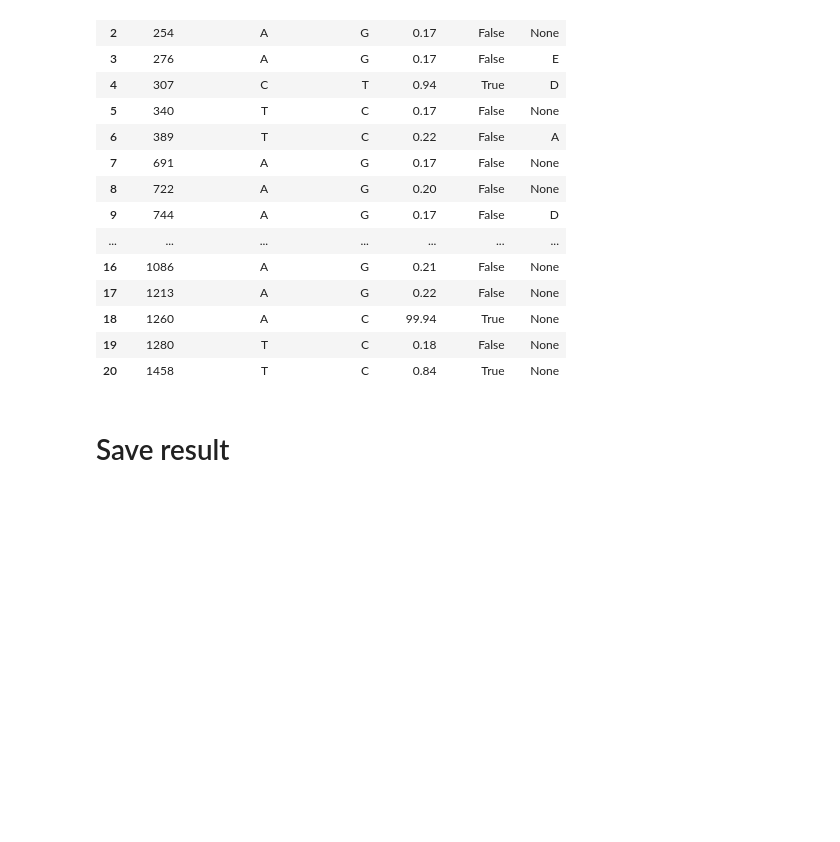
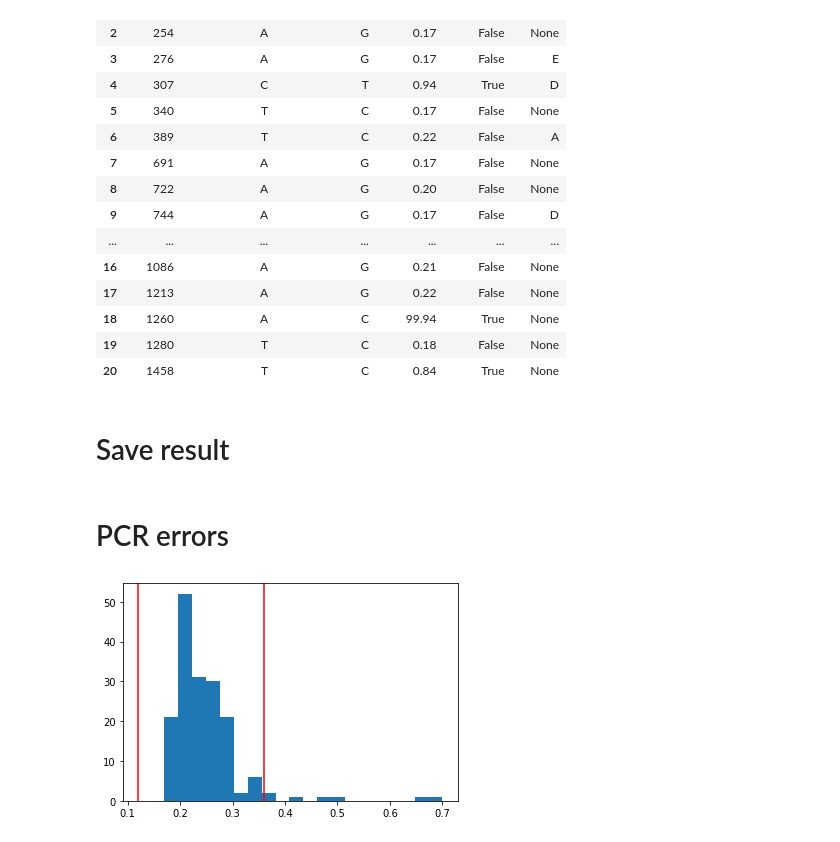
Before and after one commit to NikKonst/project2_flu, a Jupyter notebook: project2_flu_scripts/project2.ipynb, the cells around one changed output. Drawn from its saved outputs; the diff is of its cells as text; code cells hidden in the pictures; blank space fills up the shorter version.

```diff
--- a/project2_flu_scripts/project2.ipynb
+++ b/project2_flu_scripts/project2.ipynb
@@ -113,3 +113,18 @@ df_roommate
 # Save result
 # %%
 df_roommate.to_csv('raw_data/VarScan_results_roommate_sign_epits.csv')
+# %% [markdown]
+# PCR errors
+# %%
+q1, q3 = df.frequency.quantile([0.25, 0.75])
+k = 1.5
+
+x1 = q1 - k * (q3 - q1)
+x2 = q3 + k * (q3 - q1)
+
+plt.hist(df.frequency, bins=20)
+plt.axvline(x=x1, c='r')
+plt.axvline(x=x2, c='r')
+plt.show()
+# %% [output]
+[figure, added]
```
Also changed, not shown: parts of 3 cells of this notebook, 1 other file.
